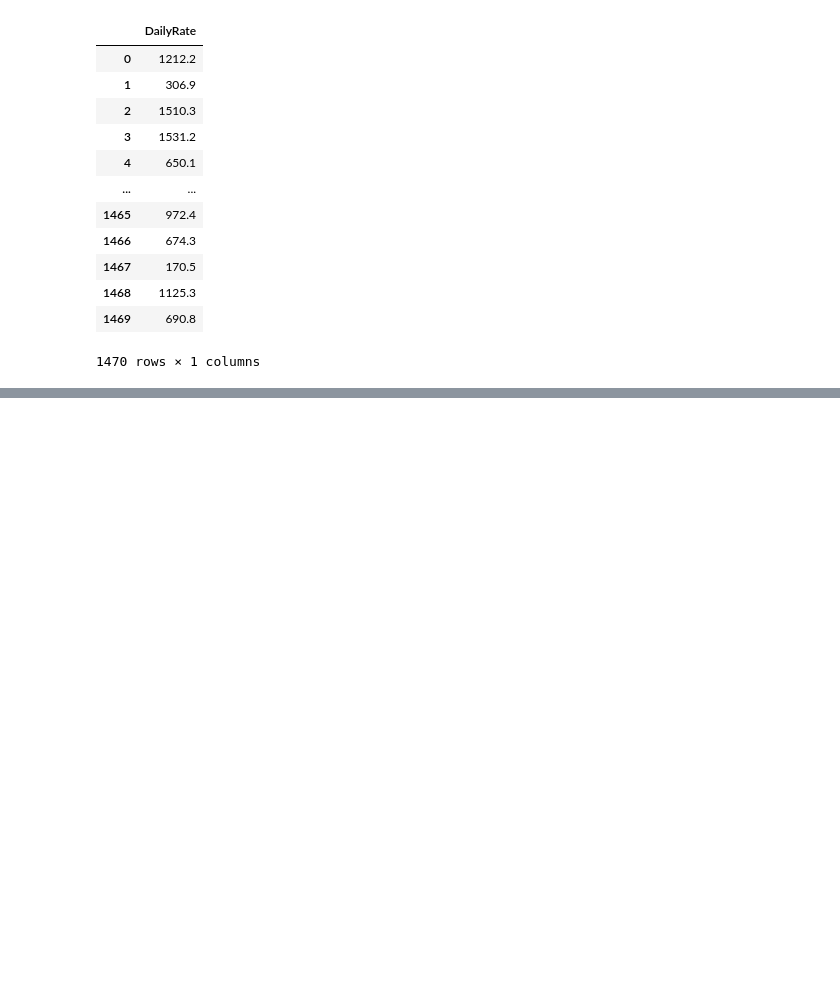
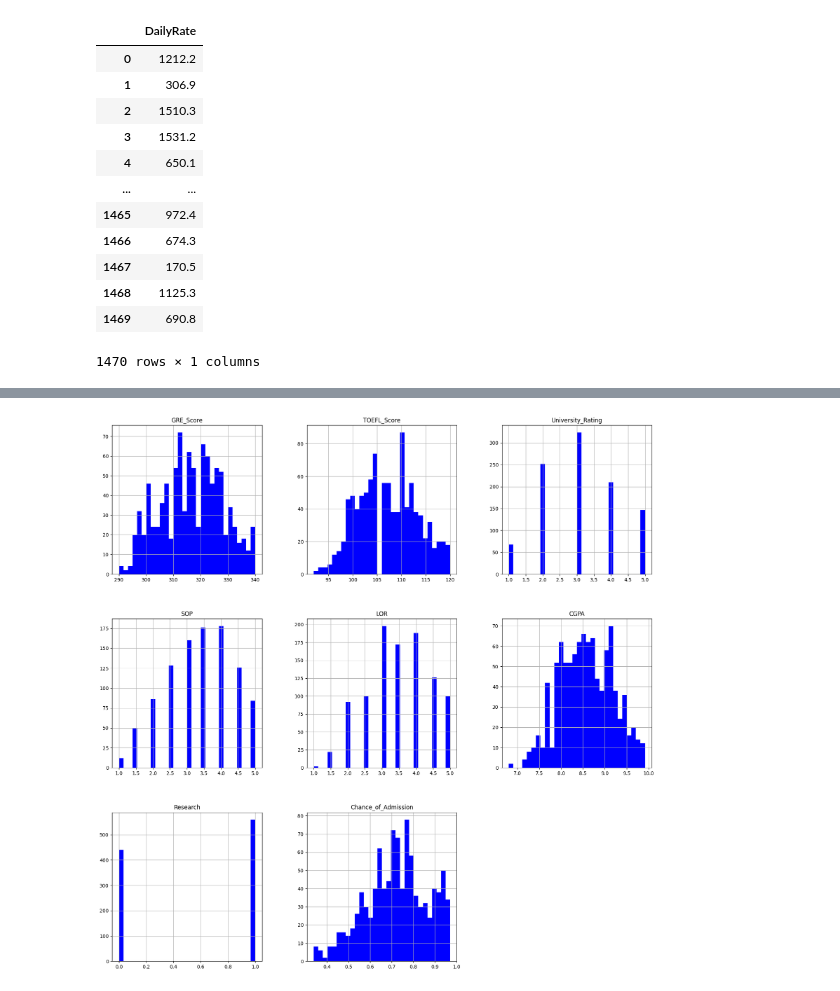
Before and after one commit to sebastian9610/Frogames, a Jupyter notebook: Semana-data-science/Semana-data-science.ipynb, the cells around one changed output, grey strips where cells are left out. Cells and saved outputs as stored; diff of their text form; code cells hidden in the pictures; blank space fills up the shorter version.

```diff
--- a/Semana-data-science/Semana-data-science.ipynb
+++ b/Semana-data-science/Semana-data-science.ipynb
@@ -369,0 +436,4 @@ df_hr[['DailyRate']]
+# %%
+df_university.hist(bins=30, figsize=(20,20), color='b');
+# %% [output]
+[figure, added]
```
Also changed, not shown: parts of 25 cells of this notebook, 17 other files.
